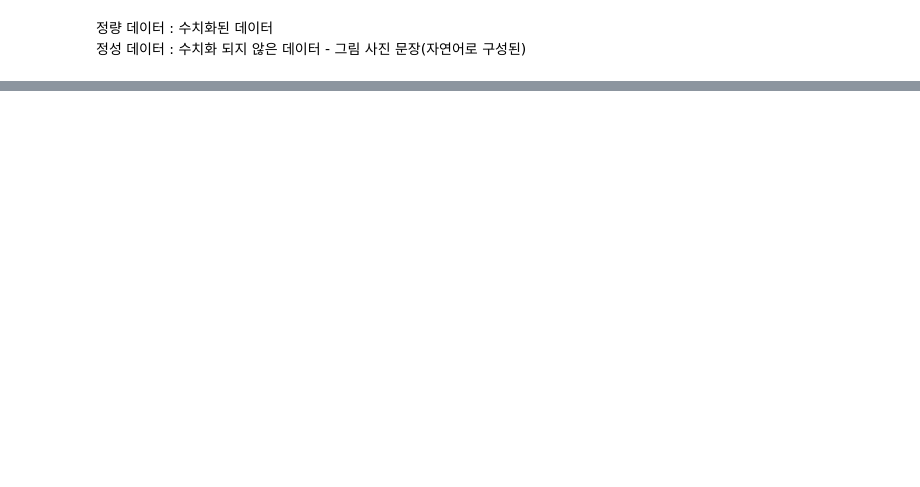
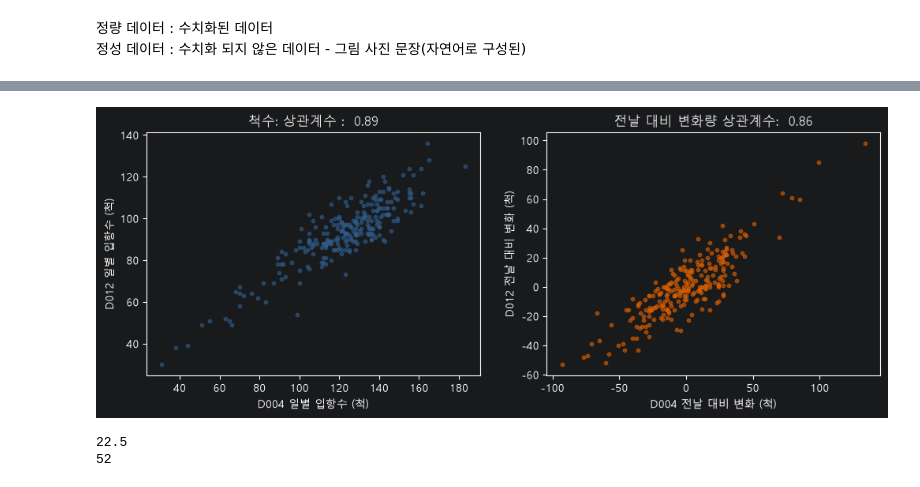
Before and after one commit to dorothy1088/final1, a Jupyter notebook: final1.ipynb, the cells around one changed output, grey strips where cells are left out. Cells and saved outputs as stored; diff of their text form; code cells hidden in the pictures; blank space fills up the shorter version.

```diff
--- a/final1.ipynb
+++ b/final1.ipynb
@@ -80,0 +211,25 @@ plt.show()
+# %%
+fig, axes = plt.subplots(1,2,figsize=(12,4))
+axes[0].scatter(both['D004'], both['D012'], s=10, alpha=0.6, color='#2f5d8a')
+axes[0].set_xlabel('D004 일별 입항수 (척)')
+axes[0].set_ylabel('D012 일별 입항수 (척)')
+
+axes[0].set_title(f'척수: 상관계수 : {corr_level : .2f}')
+
+axes[1].scatter(both['D004'].diff(), both['D012'].diff(), s=10, alpha=0.6, color='#d95f02')
+axes[1].set_xlabel('D004 전날 대비 변화 (척)')
+axes[1].set_ylabel('D012 전날 대비 변화 (척)')
+axes[1].set_title(f'전날 대비 변화량 상관계수: {corr_diff : .2f}')
+plt.show()
+# %% [output]
+[figure, added]
+# %%
+change = both.diff().dropna()
+mismatch = np.sign(change['D004']) != np.sign(change['D012']) # 미스매치
+print(round(mismatch.mean() * 100, 1)) # 같이 변하지 않는 것의 비율
+
+big_change = change['D004'].abs()> 30 #전날 대비 30척 이상인 날의 비율
+print(big_change.sum())
+# %% [output]
+22.5
+52
```
Also changed, not shown: parts of 21 cells of this notebook, 2 other files.
